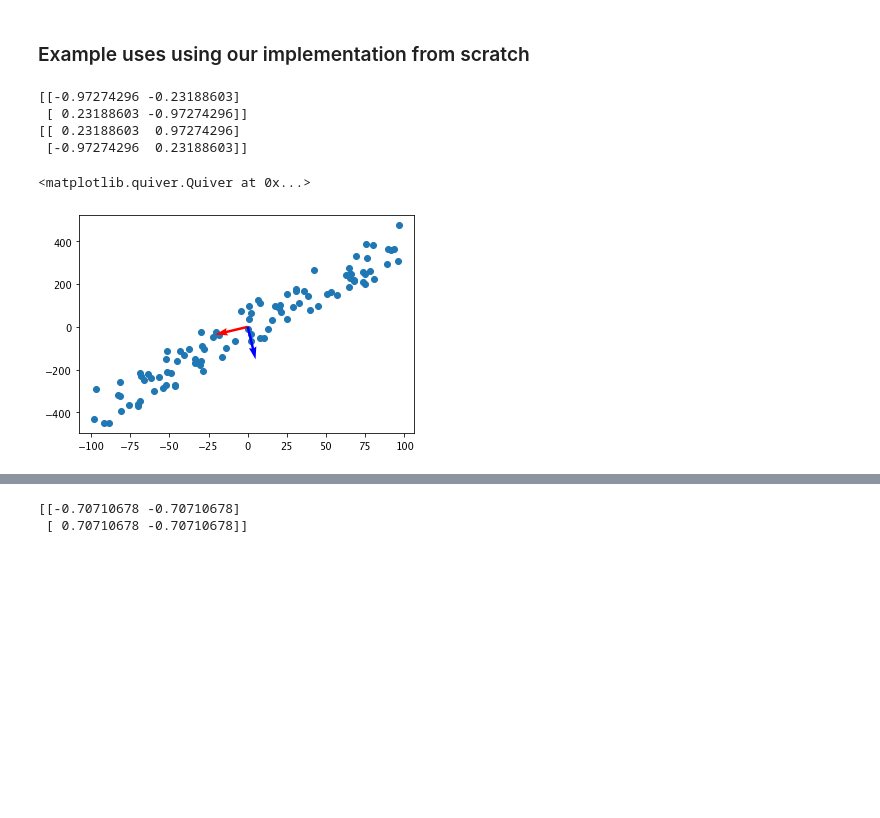
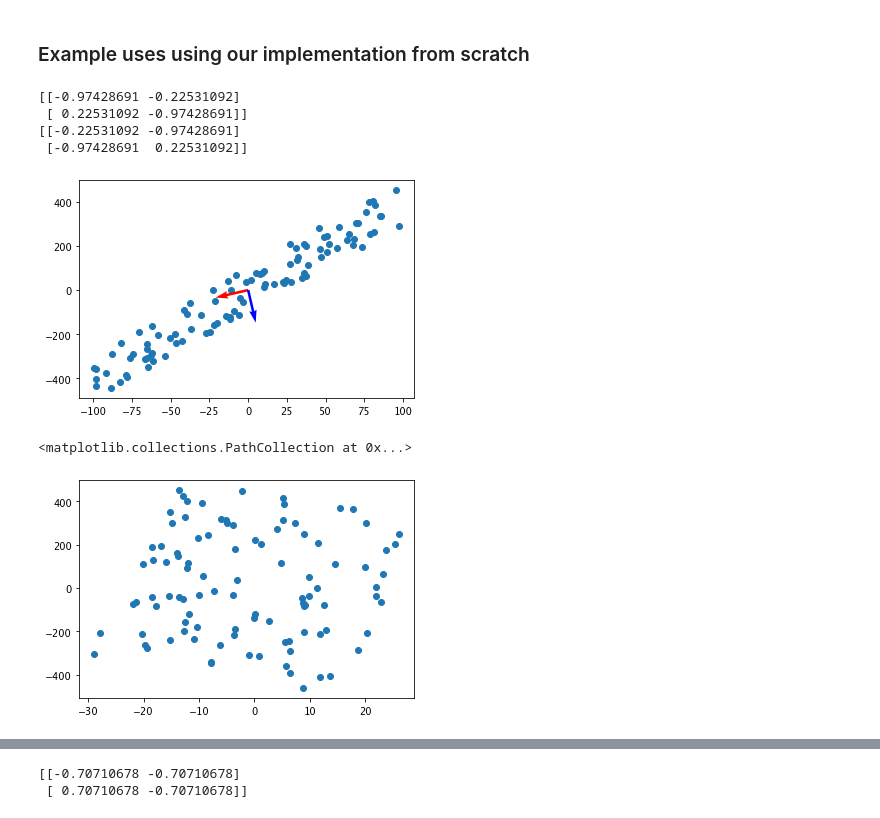
Before and after one commit to ymohamedahmed/blog-posts, a Jupyter notebook: pca/pca.ipynb, the cells around one changed output, grey strips where cells are left out. Saved outputs shown, nothing was run; the diff lists cells and outputs as text; code cells hidden in the pictures; blank space fills up the shorter version.

```diff
--- a/pca/pca.ipynb
+++ b/pca/pca.ipynb
@@ -53,21 +85,26 @@ def whiten(X):
 # %%
 X = generate_noisy_line(4)
 _,eig_dec = pca_eig(X)
 svd_dec = pca_svd(X)
 plt.scatter(X[:,0], X[:,1])
 print(eig_dec)
 print(svd_dec)
 origin = [0,0]
 eig_vec1, eig_vec2 = eig_dec[0, :], eig_dec[1,:]
 plt.quiver(*origin, *eig_vec1, color=['r'], scale=10)
 plt.quiver(*origin, *eig_vec2, color=['b'], scale=10)
+plt.show()
+
+Z = X@eig_dec
+plt.scatter(Z[:,0], Z[:,1])
 # %% [output]
-[[-0.97274296 -0.23188603]
- [ 0.23188603 -0.97274296]]
-[[ 0.23188603  0.97274296]
- [-0.97274296  0.23188603]]
+[[-0.97428691 -0.22531092]
+ [ 0.22531092 -0.97428691]]
+[[-0.22531092 -0.97428691]
+ [-0.97428691  0.22531092]]
+[figure, new version]
-<matplotlib.quiver.Quiver at 0x...>
+<matplotlib.collections.PathCollection at 0x...>
-[figure, old version]
+[figure, added]
 # %%
 from sklearn.decomposition import PCA
 fitted = PCA().fit(X)
```
Also changed, not shown: parts of 20 cells of this notebook, 1 other file.
